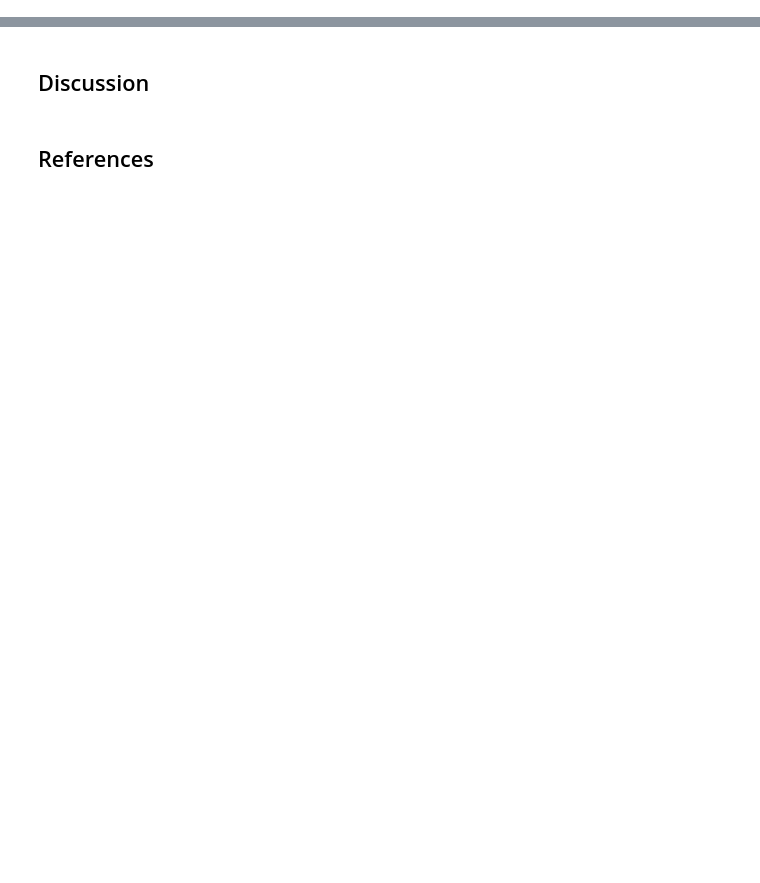
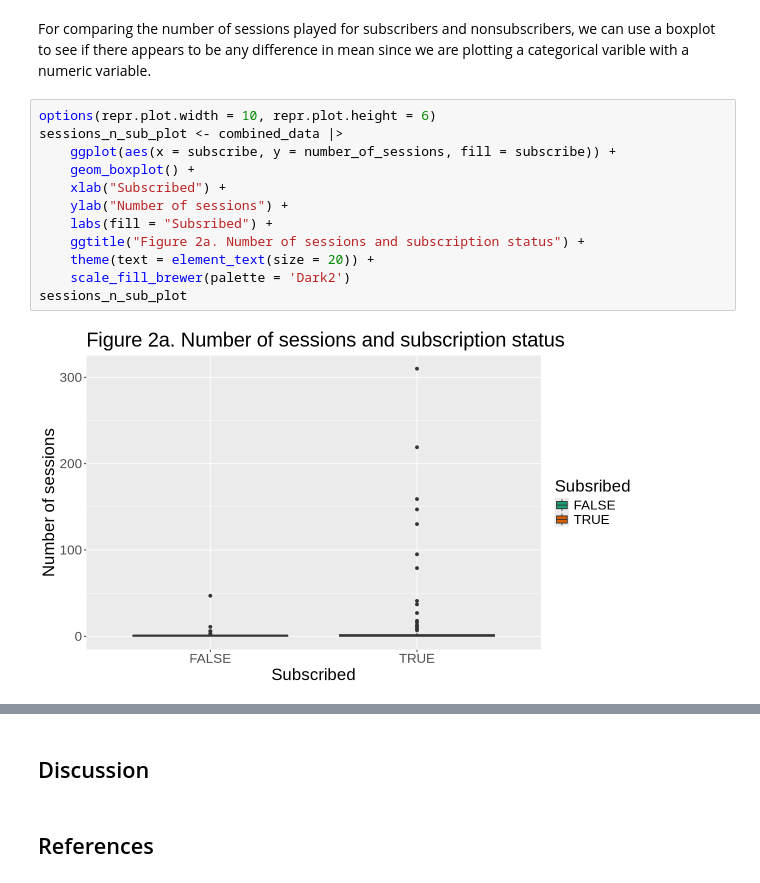
Before and after one commit to vlnclnt/DSCI_V-100-003-2025SS-VF, a Jupyter notebook: Project.ipynb, the cells around one changed output, grey strips where cells are left out. Cells and saved outputs as stored; diff of their text form; blank space fills up the shorter version.

```diff
--- a/Project.ipynb
+++ b/Project.ipynb
@@ -96,0 +144,16 @@ A tibble: 6 × 2
+# %% [markdown]
+For comparing the number of sessions played for subscribers and nonsubscribers, we can use a boxplot to see if there appears to be any difference in mean since we are plotting a categorical varible with a numeric variable.
+# %%
+options(repr.plot.width = 10, repr.plot.height = 6)
+sessions_n_sub_plot <- combined_data |>
+    ggplot(aes(x = subscribe, y = number_of_sessions, fill = subscribe)) +
+    geom_boxplot() +
+    xlab("Subscribed") +
+    ylab("Number of sessions") +
+    labs(fill = "Subsribed") +
+    ggtitle("Figure 2a. Number of sessions and subscription status") +
+    theme(text = element_text(size = 20)) +
+    scale_fill_brewer(palette = 'Dark2')
+sessions_n_sub_plot
+# %% [output]
+[figure, added]
```
Also changed, not shown: parts of 23 cells of this notebook.
